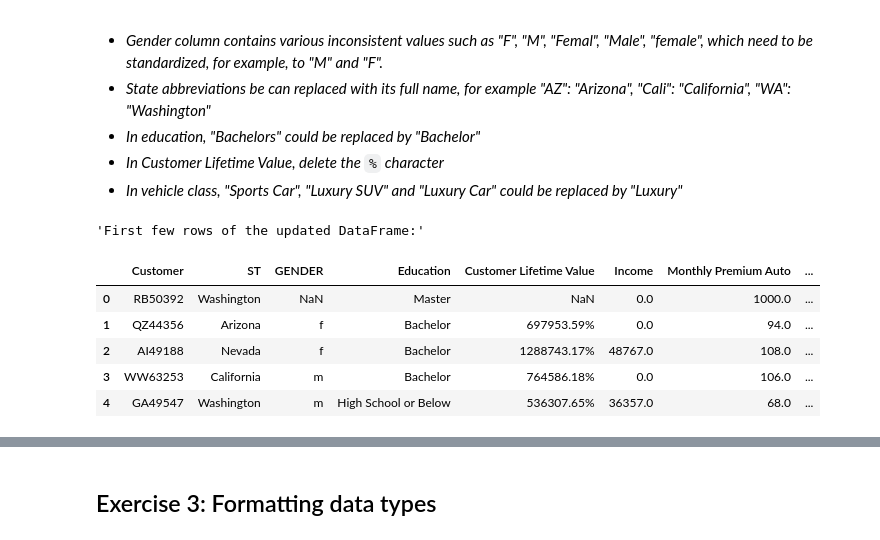
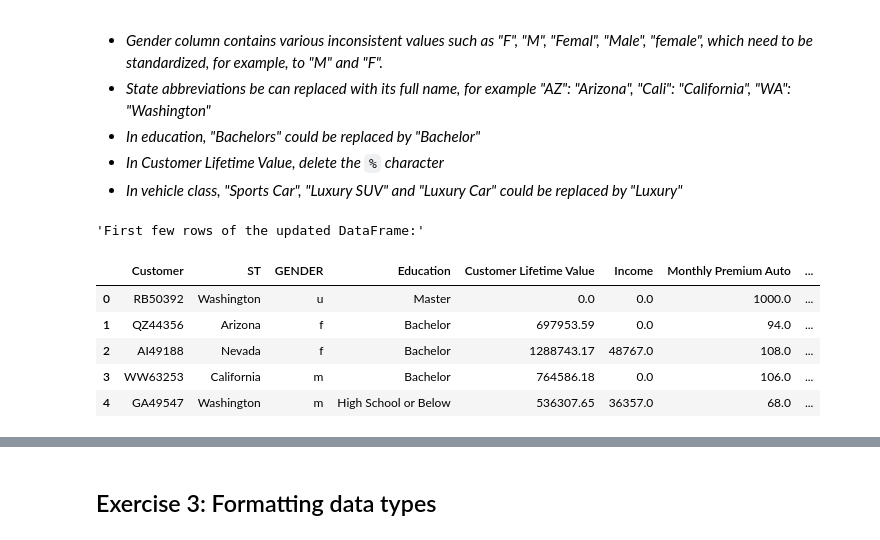
Before and after one commit to NoeliaOriola/lab-dw-data-cleaning-and-formatting, a Jupyter notebook: lab-dw-data-cleaning-and-formatting.ipynb, the cells around one changed output, grey strips where cells are left out. Drawn from its saved outputs; the diff is of its cells as text; code cells hidden in the pictures.

```diff
--- a/lab-dw-data-cleaning-and-formatting.ipynb
+++ b/lab-dw-data-cleaning-and-formatting.ipynb
@@ -57,32 +57,41 @@ Note that this exercise will focus only on cleaning inconsistent values and will
 - *In Customer Lifetime Value, delete the `%` character*
 - *In vehicle class, "Sports Car", "Luxury SUV" and "Luxury Car" could be replaced by "Luxury"*
 # %%
-# Define a replacement dictionary for cleaning invalid values
+# Define a replacement dictionary for cleaning invalid values in columns
 replacement_dict = {
-    'GENDER': {'femal': 'f', 'male': 'm', 'female': 'f'},
-    'ST': {'az': 'arizona', 'cali': 'california', 'wa': 'washington'},
+    'GENDER': {'femal': 'f', 'male': 'm', 'female': 'f', 'f': 'f', 'm': 'm'},
+    'ST': {'az': 'arizona', 'cali': 'california', 'wa': 'washington',
+           'arizona': 'arizona', 'california': 'california', 'washington': 'washington',
+           'nevada': 'nevada'},
     'Education': {'bachelors': 'bachelor'},
-    'Customer Lifetime Value': {'%': ''},
     'Vehicle Class': {'sports car': 'luxury', 'luxury suv': 'luxury', 'luxury car': 'luxury'}
 }
 
-# Apply replacements to respective columns
+# Apply replacements to respective columns using the replacement dictionary
 for column, replacement in replacement_dict.items():
-
-# Use str.lower() only for 'GENDER' column as it contains text data
+    # Use str.lower() only for 'GENDER' column as it contains text data
     if column == 'GENDER':
         data[column] = data[column].str.lower().replace(replacement)
     else:
         data[column] = data[column].replace(replacement)
 
+# Handling '%' character in 'Customer Lifetime Value' column
+data['Customer Lifetime Value'] = data['Customer Lifetime Value'].str.replace('%', '')
+
+# Filling missing values in 'GENDER' column with a default value ('U' for 'Unknown')
+data['GENDER'].fillna('U', inplace=True)
+
+# Filling missing values in 'Customer Lifetime Value' column with a default value (e.g., 1000)
+data['Customer Lifetime Value'].fillna(0.00, inplace=True)
+
 # Display the first few rows of the updated DataFrame
 display("First few rows of the updated DataFrame:")
 display(data.head())
 # %% [output]
 'First few rows of the updated DataFrame:'
 |  | Customer | ST | GENDER | Education | Customer Lifetime Value | Income | Monthly Premium Auto | ... |
-| 0 | RB50392 | Washington | NaN | Master | NaN | 0.0 | 1000.0 | ... |
-| 1 | QZ44356 | Arizona | f | Bachelor | 697953.59% | 0.0 | 94.0 | ... |
-| 2 | AI49188 | Nevada | f | Bachelor | 1288743.17% | 48767.0 | 108.0 | ... |
-| 3 | WW63253 | California | m | Bachelor | 764586.18% | 0.0 | 106.0 | ... |
-| 4 | GA49547 | Washington | m | High School or Below | 536307.65% | 36357.0 | 68.0 | ... |
+| 0 | RB50392 | Washington | u | Master | 0.0 | 0.0 | 1000.0 | ... |
+| 1 | QZ44356 | Arizona | f | Bachelor | 697953.59 | 0.0 | 94.0 | ... |
+| 2 | AI49188 | Nevada | f | Bachelor | 1288743.17 | 48767.0 | 108.0 | ... |
+| 3 | WW63253 | California | m | Bachelor | 764586.18 | 0.0 | 106.0 | ... |
+| 4 | GA49547 | Washington | m | High School or Below | 536307.65 | 36357.0 | 68.0 | ... |
```
Also changed, not shown: parts of 7 cells of this notebook.
